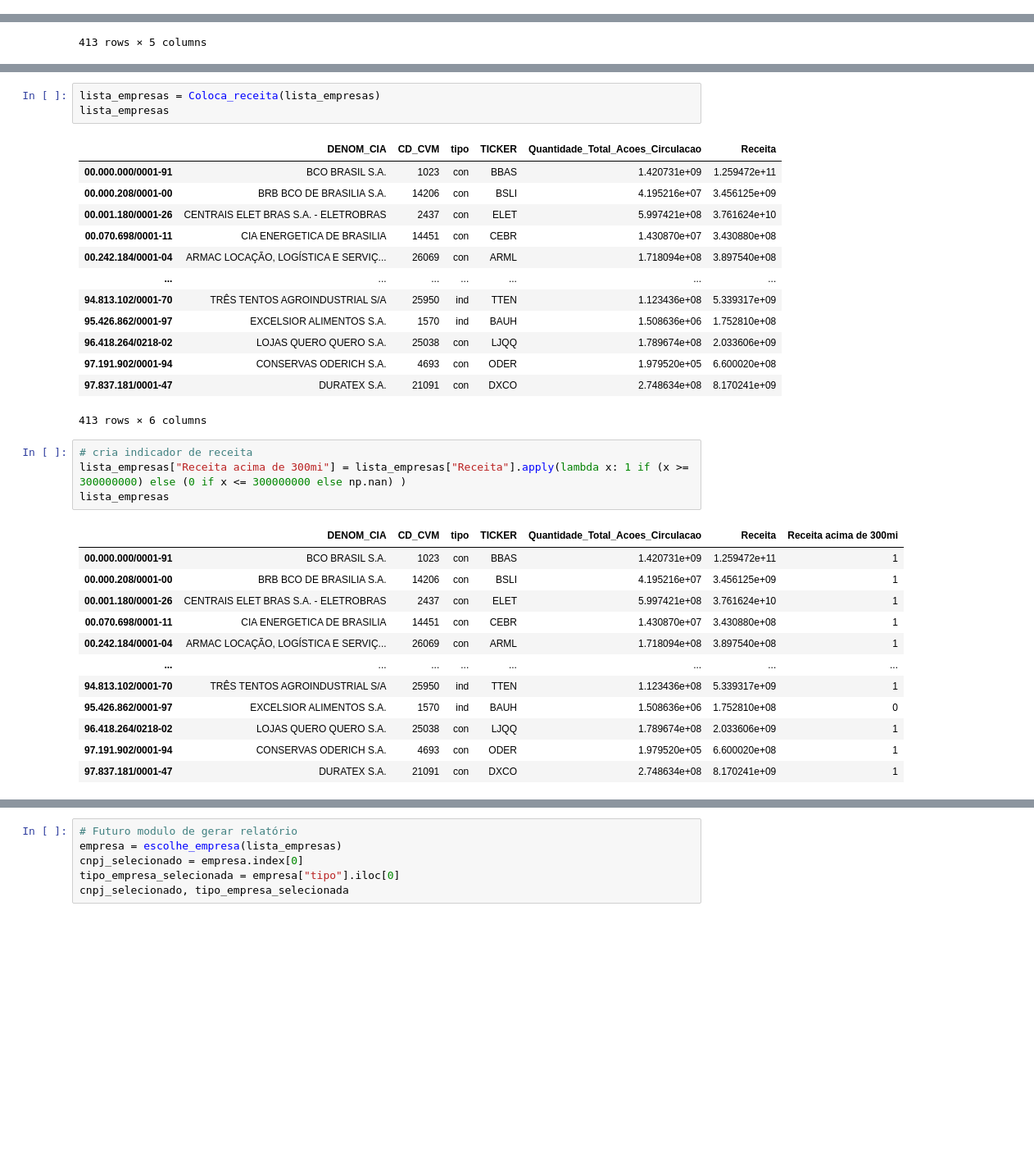
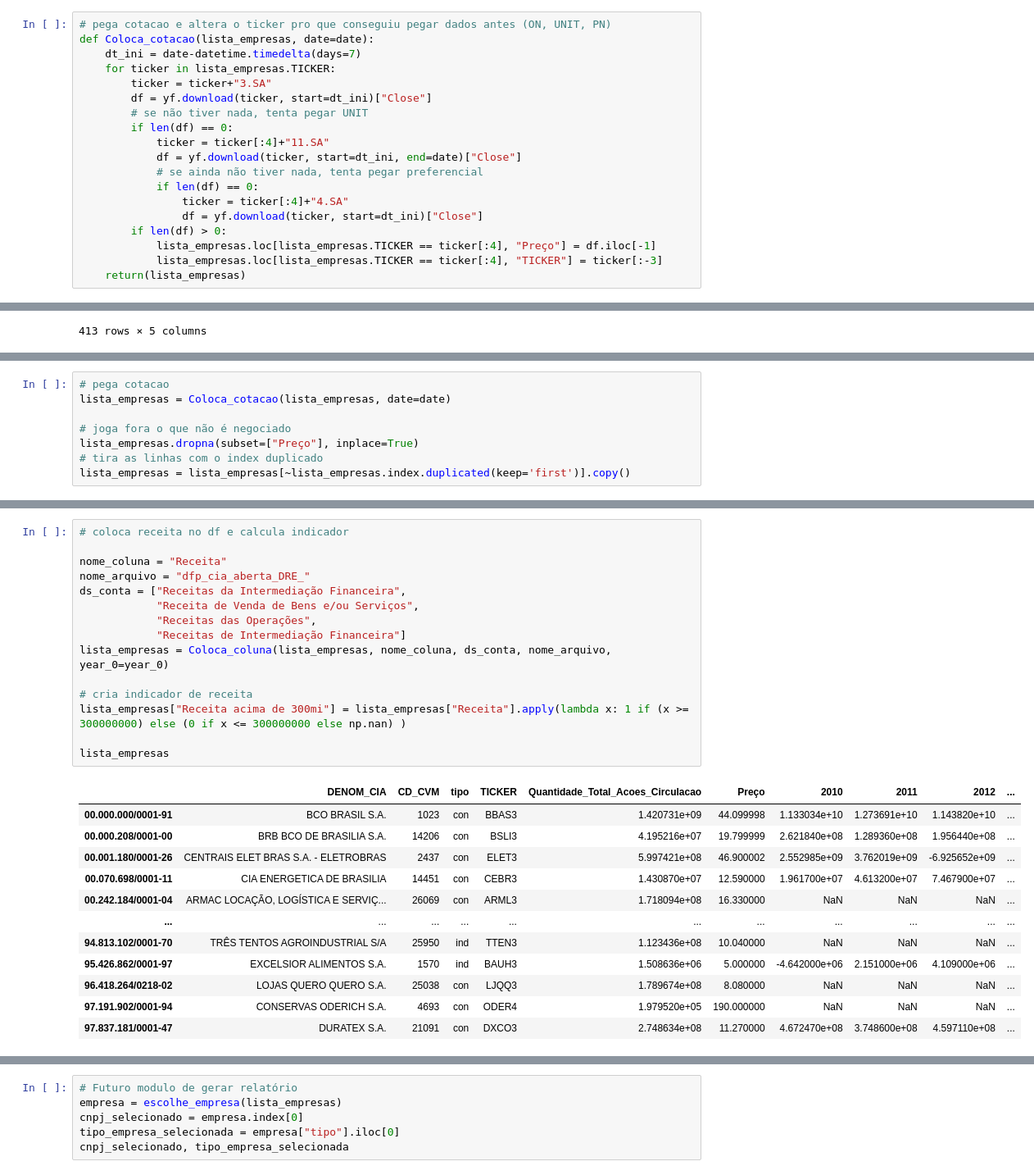
Before and after one commit to ggarmatter/Extrai-dados-CVM, a Jupyter notebook: filtro acoes.ipynb, the cells around one changed output, grey strips where cells are left out. Shown at 82% size. Saved outputs shown, nothing was run; the diff lists cells and outputs as text; blank space fills up the shorter version.

```diff
--- a/filtro acoes.ipynb
+++ b/filtro acoes.ipynb
@@ -445,2 +439,21 @@ def Coloca_receita(lista_empresas, year_0=year_0, year=year, year_0_tri=year_0_t
 
     return(lista_empresas)
+# %%
+# pega cotacao e altera o ticker pro que conseguiu pegar dados antes (ON, UNIT, PN)
+def Coloca_cotacao(lista_empresas, date=date):
+    dt_ini = date-datetime.timedelta(days=7)
+    for ticker in lista_empresas.TICKER:
+        ticker = ticker+"3.SA"
+        df = yf.download(ticker, start=dt_ini)["Close"]
+        # se não tiver nada, tenta pegar UNIT
+        if len(df) == 0:
+            ticker = ticker[:4]+"11.SA"
+            df = yf.download(ticker, start=dt_ini, end=date)["Close"]
+            # se ainda não tiver nada, tenta pegar preferencial
+            if len(df) == 0:
+                ticker = ticker[:4]+"4.SA"
+                df = yf.download(ticker, start=dt_ini)["Close"]
+        if len(df) > 0:
+            lista_empresas.loc[lista_empresas.TICKER == ticker[:4], "Preço"] = df.iloc[-1]
+            lista_empresas.loc[lista_empresas.TICKER == ticker[:4], "TICKER"] = ticker[:-3]
+    return(lista_empresas)
@@ -582,0 +604,8 @@ lista_empresas
+# %%
+# pega cotacao
+lista_empresas = Coloca_cotacao(lista_empresas, date=date)
+
+# joga fora o que não é negociado
+lista_empresas.dropna(subset=["Preço"], inplace=True)
+# tira as linhas com o index duplicado
+lista_empresas = lista_empresas[~lista_empresas.index.duplicated(keep='first')].copy()
@@ -618,34 +665,28 @@ lista_empresas
-# %%
-lista_empresas = Coloca_receita(lista_empresas)
-lista_empresas
-# %% [output]
-|  | DENOM_CIA | CD_CVM | tipo | TICKER | Quantidade_Total_Acoes_Circulacao | Receita |
-| 00.000.000/0001-91 | BCO BRASIL S.A. | 1023 | con | BBAS | 1.420731e+09 | 1.259472e+11 |
-| 00.000.208/0001-00 | BRB BCO DE BRASILIA S.A. | 14206 | con | BSLI | 4.195216e+07 | 3.456125e+09 |
-| 00.001.180/0001-26 | CENTRAIS ELET BRAS S.A. - ELETROBRAS | 2437 | con | ELET | 5.997421e+08 | 3.761624e+10 |
-| 00.070.698/0001-11 | CIA ENERGETICA DE BRASILIA | 14451 | con | CEBR | 1.430870e+07 | 3.430880e+08 |
-| 00.242.184/0001-04 | ARMAC LOCAÇÃO, LOGÍSTICA E SERVIÇ... | 26069 | con | ARML | 1.718094e+08 | 3.897540e+08 |
-| ... | ... | ... | ... | ... | ... | ... |
-| 94.813.102/0001-70 | TRÊS TENTOS AGROINDUSTRIAL S/A | 25950 | ind | TTEN | 1.123436e+08 | 5.339317e+09 |
-| 95.426.862/0001-97 | EXCELSIOR ALIMENTOS S.A. | 1570 | ind | BAUH | 1.508636e+06 | 1.752810e+08 |
-| 96.418.264/0218-02 | LOJAS QUERO QUERO S.A. | 25038 | con | LJQQ | 1.789674e+08 | 2.033606e+09 |
-| 97.191.902/0001-94 | CONSERVAS ODERICH S.A. | 4693 | con | ODER | 1.979520e+05 | 6.600020e+08 |
-| 97.837.181/0001-47 | DURATEX S.A. | 21091 | con | DXCO | 2.748634e+08 | 8.170241e+09 |
-413 rows × 6 columns
 # %%
+# coloca receita no df e calcula indicador
+
+nome_coluna = "Receita"
+nome_arquivo = "dfp_cia_aberta_DRE_"
+ds_conta = ["Receitas da Intermediação Financeira",
+            "Receita de Venda de Bens e/ou Serviços",
+            "Receitas das Operações",
+            "Receitas de Intermediação Financeira"]
+lista_empresas = Coloca_coluna(lista_empresas, nome_coluna, ds_conta, nome_arquivo, year_0=year_0)
+
 # cria indicador de receita
 lista_empresas["Receita acima de 300mi"] = lista_empresas["Receita"].apply(lambda x: 1 if (x >= 300000000) else (0 if x <= 300000000 else np.nan) )
+
 lista_empresas
 # %% [output]
-|  | DENOM_CIA | CD_CVM | tipo | TICKER | Quantidade_Total_Acoes_Circulacao | Receita | Receita acima de 300mi |
-| 00.000.000/0001-91 | BCO BRASIL S.A. | 1023 | con | BBAS | 1.420731e+09 | 1.259472e+11 | 1 |
-| 00.000.208/0001-00 | BRB BCO DE BRASILIA S.A. | 14206 | con | BSLI | 4.195216e+07 | 3.456125e+09 | 1 |
-| 00.001.180/0001-26 | CENTRAIS ELET BRAS S.A. - ELETROBRAS | 2437 | con | ELET | 5.997421e+08 | 3.761624e+10 | 1 |
-| 00.070.698/0001-11 | CIA ENERGETICA DE BRASILIA | 14451 | con | CEBR | 1.430870e+07 | 3.430880e+08 | 1 |
-| 00.242.184/0001-04 | ARMAC LOCAÇÃO, LOGÍSTICA E SERVIÇ... | 26069 | con | ARML | 1.718094e+08 | 3.897540e+08 | 1 |
-| ... | ... | ... | ... | ... | ... | ... | ... |
-| 94.813.102/0001-70 | TRÊS TENTOS AGROINDUSTRIAL S/A | 25950 | ind | TTEN | 1.123436e+08 | 5.339317e+09 | 1 |
-| 95.426.862/0001-97 | EXCELSIOR ALIMENTOS S.A. | 1570 | ind | BAUH | 1.508636e+06 | 1.752810e+08 | 0 |
-| 96.418.264/0218-02 | LOJAS QUERO QUERO S.A. | 25038 | con | LJQQ | 1.789674e+08 | 2.033606e+09 | 1 |
-| 97.191.902/0001-94 | CONSERVAS ODERICH S.A. | 4693 | con | ODER | 1.979520e+05 | 6.600020e+08 | 1 |
-| 97.837.181/0001-47 | DURATEX S.A. | 21091 | con | DXCO | 2.748634e+08 | 8.170241e+09 | 1 |
+|  | DENOM_CIA | CD_CVM | tipo | TICKER | Quantidade_Total_Acoes_Circulacao | Preço | 2010 | 2011 | 2012 | ... |
+| 00.000.000/0001-91 | BCO BRASIL S.A. | 1023 | con | BBAS3 | 1.420731e+09 | 44.099998 | 1.133034e+10 | 1.273691e+10 | 1.143820e+10 | ... |
+| 00.000.208/0001-00 | BRB BCO DE BRASILIA S.A. | 14206 | con | BSLI3 | 4.195216e+07 | 19.799999 | 2.621840e+08 | 1.289360e+08 | 1.956440e+08 | ... |
+| 00.001.180/0001-26 | CENTRAIS ELET BRAS S.A. - ELETROBRAS | 2437 | con | ELET3 | 5.997421e+08 | 46.900002 | 2.552985e+09 | 3.762019e+09 | -6.925652e+09 | ... |
+| 00.070.698/0001-11 | CIA ENERGETICA DE BRASILIA | 14451 | con | CEBR3 | 1.430870e+07 | 12.590000 | 1.961700e+07 | 4.613200e+07 | 7.467900e+07 | ... |
+| 00.242.184/0001-04 | ARMAC LOCAÇÃO, LOGÍSTICA E SERVIÇ... | 26069 | con | ARML3 | 1.718094e+08 | 16.330000 | NaN | NaN | NaN | ... |
+| ... | ... | ... | ... | ... | ... | ... | ... | ... | ... | ... |
+| 94.813.102/0001-70 | TRÊS TENTOS AGROINDUSTRIAL S/A | 25950 | ind | TTEN3 | 1.123436e+08 | 10.040000 | NaN | NaN | NaN | ... |
+| 95.426.862/0001-97 | EXCELSIOR ALIMENTOS S.A. | 1570 | ind | BAUH3 | 1.508636e+06 | 5.000000 | -4.642000e+06 | 2.151000e+06 | 4.109000e+06 | ... |
+| 96.418.264/0218-02 | LOJAS QUERO QUERO S.A. | 25038 | con | LJQQ3 | 1.789674e+08 | 8.080000 | NaN | NaN | NaN | ... |
+| 97.191.902/0001-94 | CONSERVAS ODERICH S.A. | 4693 | con | ODER4 | 1.979520e+05 | 190.000000 | NaN | NaN | NaN | ... |
+| 97.837.181/0001-47 | DURATEX S.A. | 21091 | con | DXCO3 | 2.748634e+08 | 11.270000 | 4.672470e+08 | 3.748600e+08 | 4.597110e+08 | ... |
```
Also changed, not shown: parts of 13 cells of this notebook.
